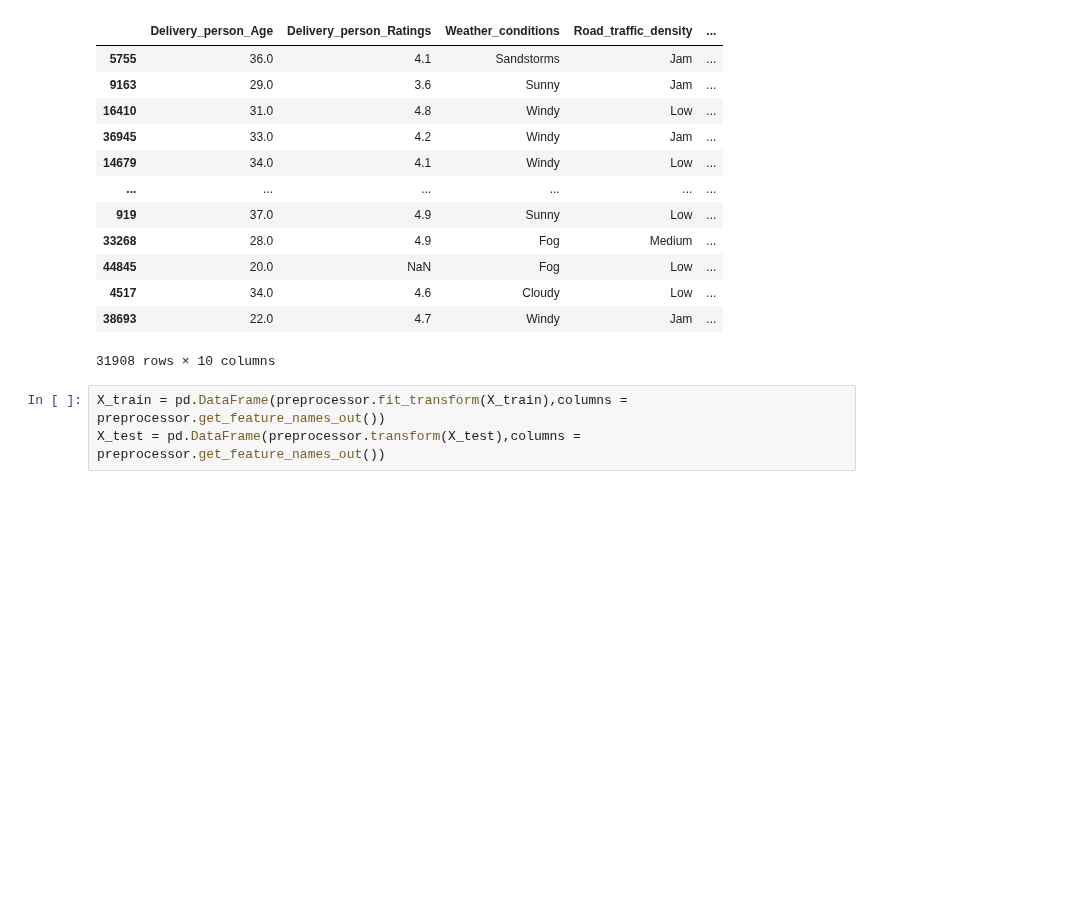
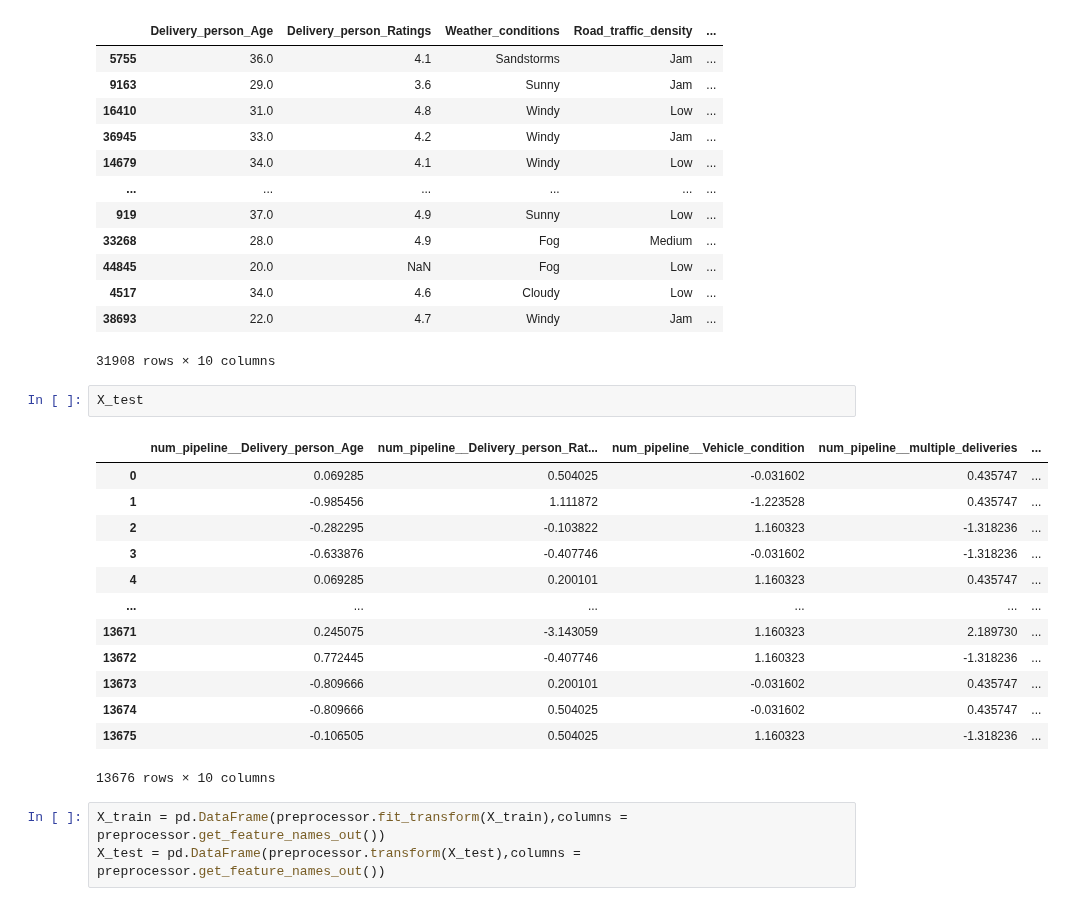
Before and after one commit to eliyaschozhakkad/Food_Delivery_prediction, a Jupyter notebook: notebooks/Model Training.ipynb, the cells around one changed output. Saved outputs shown, nothing was run; the diff lists cells and outputs as text; blank space fills up the shorter version.

```diff
--- a/notebooks/Model Training.ipynb
+++ b/notebooks/Model Training.ipynb
@@ -220,6 +232,22 @@ X_train
 | 4517 | 34.0 | 4.6 | Cloudy | Low | ... |
 | 38693 | 22.0 | 4.7 | Windy | Jam | ... |
 31908 rows × 10 columns
+# %%
+X_test
+# %% [output]
+|  | num_pipeline__Delivery_person_Age | num_pipeline__Delivery_person_Rat... | num_pipeline__Vehicle_condition | num_pipeline__multiple_deliveries | ... |
+| 0 | 0.069285 | 0.504025 | -0.031602 | 0.435747 | ... |
+| 1 | -0.985456 | 1.111872 | -1.223528 | 0.435747 | ... |
+| 2 | -0.282295 | -0.103822 | 1.160323 | -1.318236 | ... |
+| 3 | -0.633876 | -0.407746 | -0.031602 | -1.318236 | ... |
+| 4 | 0.069285 | 0.200101 | 1.160323 | 0.435747 | ... |
+| ... | ... | ... | ... | ... | ... |
+| 13671 | 0.245075 | -3.143059 | 1.160323 | 2.189730 | ... |
+| 13672 | 0.772445 | -0.407746 | 1.160323 | -1.318236 | ... |
+| 13673 | -0.809666 | 0.200101 | -0.031602 | 0.435747 | ... |
+| 13674 | -0.809666 | 0.504025 | -0.031602 | 0.435747 | ... |
+| 13675 | -0.106505 | 0.504025 | 1.160323 | -1.318236 | ... |
+13676 rows × 10 columns
 # %%
 X_train = pd.DataFrame(preprocessor.fit_transform(X_train),columns = preprocessor.get_feature_names_out())
 X_test = pd.DataFrame(preprocessor.transform(X_test),columns = preprocessor.get_feature_names_out())
```
Also changed, not shown: parts of 2 cells of this notebook, 10 other files.
